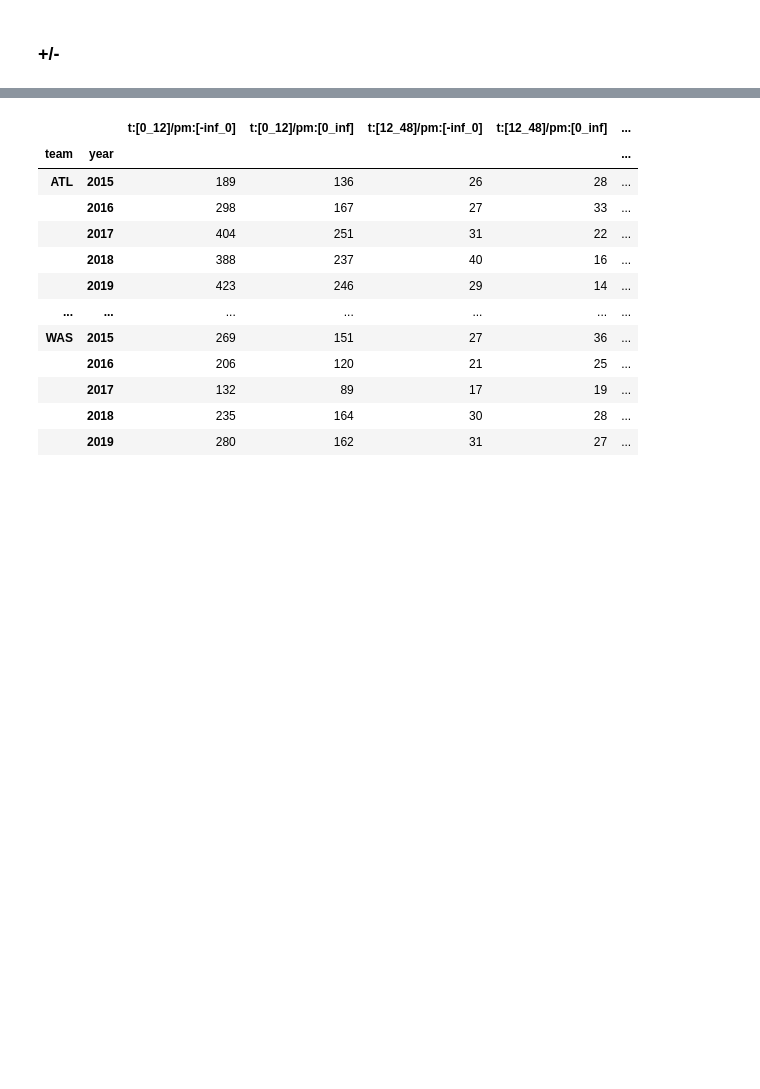
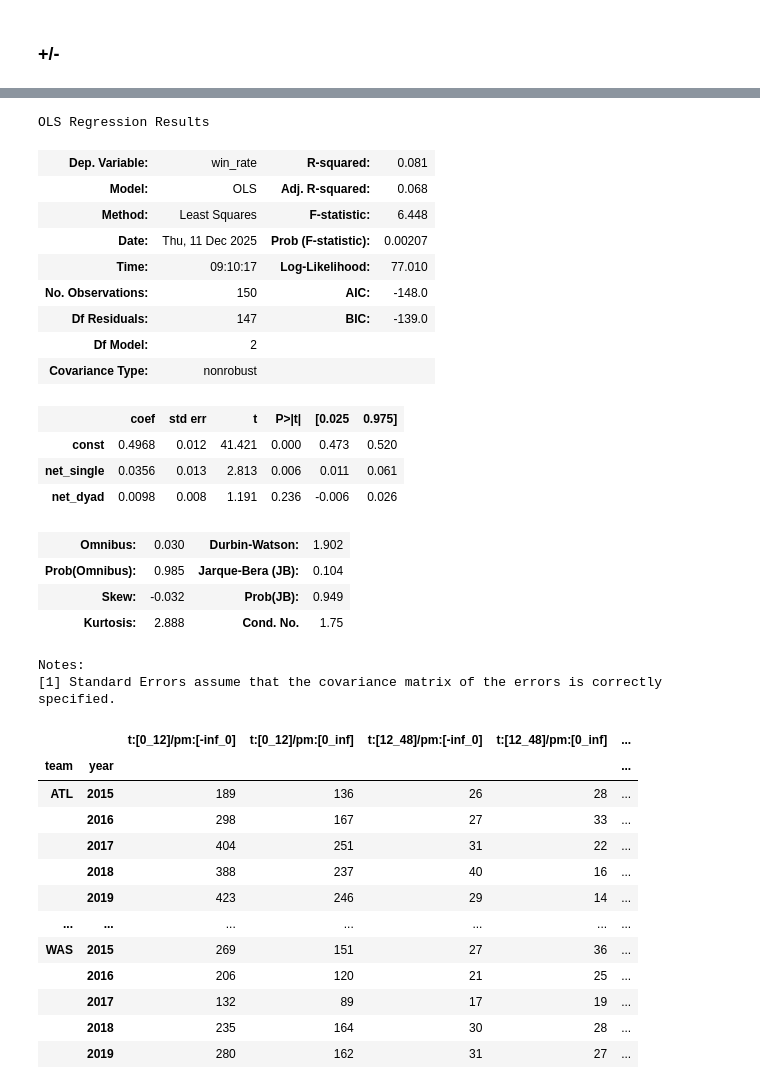
Before and after one commit to arnaud-odet/Roster_Building, a Jupyter notebook: notebooks/pbp.ipynb, the cells around one changed output, grey strips where cells are left out. Drawn from its saved outputs; the diff is of its cells as text; code cells hidden in the pictures; blank space fills up the shorter version.

```diff
--- a/notebooks/pbp.ipynb
+++ b/notebooks/pbp.ipynb
@@ -669,3 +628,38 @@ Logit Regression Results
+# %%
+from statsmodels.discrete.discrete_model import Logit
+from statsmodels.regression.linear_model import OLS
+import statsmodels.api as sm
+
+classification = False
+
+# X = significant_df[['single_+','single_-','dyad_+','dyad_-']]
+X = significant_df[['net_single', 'net_dyad']]
+Y = significant_df['csf'] if classification else significant_df['win_rate']
+if not classification :
+    X = pd.DataFrame(sm.add_constant(X))
+reg = Logit(Y,X).fit() if classification else OLS(Y,X).fit()
+reg.summary()
+# %% [output]
+OLS Regression Results
+| Dep. Variable: | win_rate | R-squared: | 0.081 |
+| Model: | OLS | Adj. R-squared: | 0.068 |
+| Method: | Least Squares | F-statistic: | 6.448 |
+| Date: | Thu, 11 Dec 2025 | Prob (F-statistic): | 0.00207 |
+| Time: | 09:10:17 | Log-Likelihood: | 77.010 |
+| No. Observations: | 150 | AIC: | -148.0 |
+| Df Residuals: | 147 | BIC: | -139.0 |
+| Df Model: | 2 |  |  |
+| Covariance Type: | nonrobust |  |  |
+|  | coef | std err | t | P>|t| | [0.025 | 0.975] |
+| const | 0.4968 | 0.012 | 41.421 | 0.000 | 0.473 | 0.520 |
+| net_single | 0.0356 | 0.013 | 2.813 | 0.006 | 0.011 | 0.061 |
+| net_dyad | 0.0098 | 0.008 | 1.191 | 0.236 | -0.006 | 0.026 |
+| Omnibus: | 0.030 | Durbin-Watson: | 1.902 |
+| Prob(Omnibus): | 0.985 | Jarque-Bera (JB): | 0.104 |
+| Skew: | -0.032 | Prob(JB): | 0.949 |
+| Kurtosis: | 2.888 | Cond. No. | 1.75 |
+Notes:
+[1] Standard Errors assume that the covariance matrix of the errors is correctly specified.
 # %%
 brackets_df = period.brackets(time_separators=[12,48], pm_separators=[0])
 brackets_df = brackets_df.merge(period.success['csf'], right_index = True, left_index = True)
```
Also changed, not shown: parts of 12 cells of this notebook.
